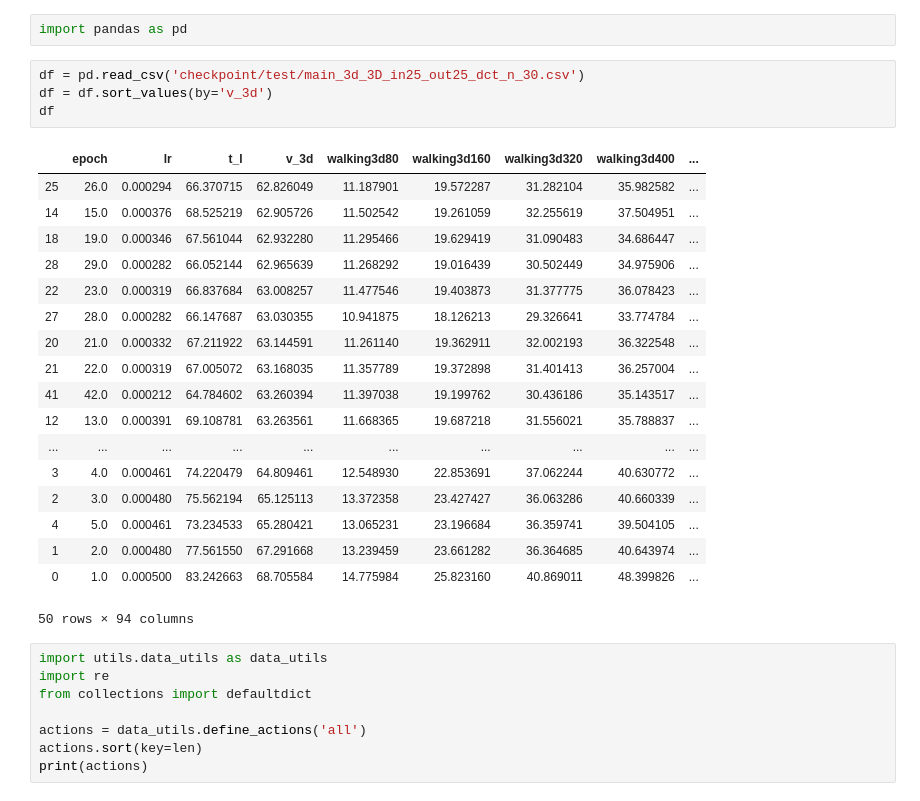
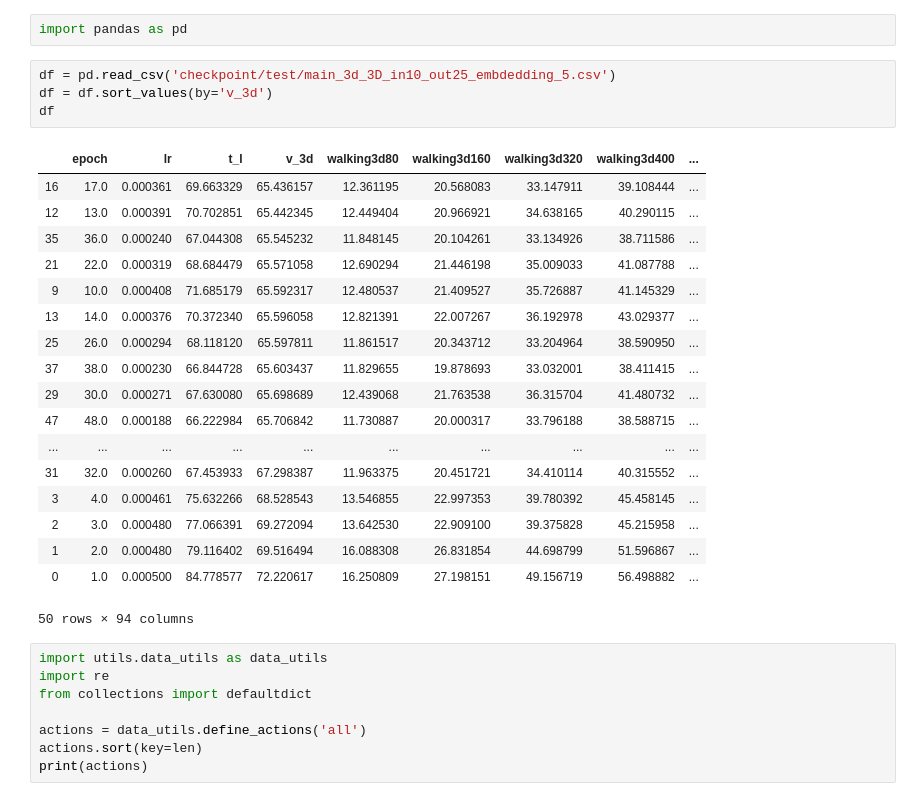
Before and after one commit to tileb1/LearnTrajDep, a Jupyter notebook: Untitled.ipynb, the cells around one changed output. Cells and saved outputs as stored; diff of their text form.

```diff
--- a/Untitled.ipynb
+++ b/Untitled.ipynb
@@ -85,27 +85,27 @@ NameError: name 'poses_end_joints' is not defined
 # %%
 import pandas as pd
 # %%
-df = pd.read_csv('checkpoint/test/main_3d_3D_in25_out25_dct_n_30.csv')
+df = pd.read_csv('checkpoint/test/main_3d_3D_in10_out25_embdedding_5.csv')
 df = df.sort_values(by='v_3d')
 df
 # %% [output]
 |  | epoch | lr | t_l | v_3d | walking3d80 | walking3d160 | walking3d320 | walking3d400 | ... |
-| 25 | 26.0 | 0.000294 | 66.370715 | 62.826049 | 11.187901 | 19.572287 | 31.282104 | 35.982582 | ... |
-| 14 | 15.0 | 0.000376 | 68.525219 | 62.905726 | 11.502542 | 19.261059 | 32.255619 | 37.504951 | ... |
-| 18 | 19.0 | 0.000346 | 67.561044 | 62.932280 | 11.295466 | 19.629419 | 31.090483 | 34.686447 | ... |
-| 28 | 29.0 | 0.000282 | 66.052144 | 62.965639 | 11.268292 | 19.016439 | 30.502449 | 34.975906 | ... |
-| 22 | 23.0 | 0.000319 | 66.837684 | 63.008257 | 11.477546 | 19.403873 | 31.377775 | 36.078423 | ... |
-| 27 | 28.0 | 0.000282 | 66.147687 | 63.030355 | 10.941875 | 18.126213 | 29.326641 | 33.774784 | ... |
-| 20 | 21.0 | 0.000332 | 67.211922 | 63.144591 | 11.261140 | 19.362911 | 32.002193 | 36.322548 | ... |
-| 21 | 22.0 | 0.000319 | 67.005072 | 63.168035 | 11.357789 | 19.372898 | 31.401413 | 36.257004 | ... |
-| 41 | 42.0 | 0.000212 | 64.784602 | 63.260394 | 11.397038 | 19.199762 | 30.436186 | 35.143517 | ... |
-| 12 | 13.0 | 0.000391 | 69.108781 | 63.263561 | 11.668365 | 19.687218 | 31.556021 | 35.788837 | ... |
+| 16 | 17.0 | 0.000361 | 69.663329 | 65.436157 | 12.361195 | 20.568083 | 33.147911 | 39.108444 | ... |
+| 12 | 13.0 | 0.000391 | 70.702851 | 65.442345 | 12.449404 | 20.966921 | 34.638165 | 40.290115 | ... |
+| 35 | 36.0 | 0.000240 | 67.044308 | 65.545232 | 11.848145 | 20.104261 | 33.134926 | 38.711586 | ... |
+| 21 | 22.0 | 0.000319 | 68.684479 | 65.571058 | 12.690294 | 21.446198 | 35.009033 | 41.087788 | ... |
+| 9 | 10.0 | 0.000408 | 71.685179 | 65.592317 | 12.480537 | 21.409527 | 35.726887 | 41.145329 | ... |
+| 13 | 14.0 | 0.000376 | 70.372340 | 65.596058 | 12.821391 | 22.007267 | 36.192978 | 43.029377 | ... |
+| 25 | 26.0 | 0.000294 | 68.118120 | 65.597811 | 11.861517 | 20.343712 | 33.204964 | 38.590950 | ... |
+| 37 | 38.0 | 0.000230 | 66.844728 | 65.603437 | 11.829655 | 19.878693 | 33.032001 | 38.411415 | ... |
+| 29 | 30.0 | 0.000271 | 67.630080 | 65.698689 | 12.439068 | 21.763538 | 36.315704 | 41.480732 | ... |
+| 47 | 48.0 | 0.000188 | 66.222984 | 65.706842 | 11.730887 | 20.000317 | 33.796188 | 38.588715 | ... |
 | ... | ... | ... | ... | ... | ... | ... | ... | ... | ... |
-| 3 | 4.0 | 0.000461 | 74.220479 | 64.809461 | 12.548930 | 22.853691 | 37.062244 | 40.630772 | ... |
-| 2 | 3.0 | 0.000480 | 75.562194 | 65.125113 | 13.372358 | 23.427427 | 36.063286 | 40.660339 | ... |
-| 4 | 5.0 | 0.000461 | 73.234533 | 65.280421 | 13.065231 | 23.196684 | 36.359741 | 39.504105 | ... |
-| 1 | 2.0 | 0.000480 | 77.561550 | 67.291668 | 13.239459 | 23.661282 | 36.364685 | 40.643974 | ... |
-| 0 | 1.0 | 0.000500 | 83.242663 | 68.705584 | 14.775984 | 25.823160 | 40.869011 | 48.399826 | ... |
+| 31 | 32.0 | 0.000260 | 67.453933 | 67.298387 | 11.963375 | 20.451721 | 34.410114 | 40.315552 | ... |
+| 3 | 4.0 | 0.000461 | 75.632266 | 68.528543 | 13.546855 | 22.997353 | 39.780392 | 45.458145 | ... |
+| 2 | 3.0 | 0.000480 | 77.066391 | 69.272094 | 13.642530 | 22.909100 | 39.375828 | 45.215958 | ... |
+| 1 | 2.0 | 0.000480 | 79.116402 | 69.516494 | 16.088308 | 26.831854 | 44.698799 | 51.596867 | ... |
+| 0 | 1.0 | 0.000500 | 84.778577 | 72.220617 | 16.250809 | 27.198151 | 49.156719 | 56.498882 | ... |
 50 rows × 94 columns
 # %%
 import utils.data_utils as data_utils
```
Also changed, not shown: parts of 1 cell of this notebook.
